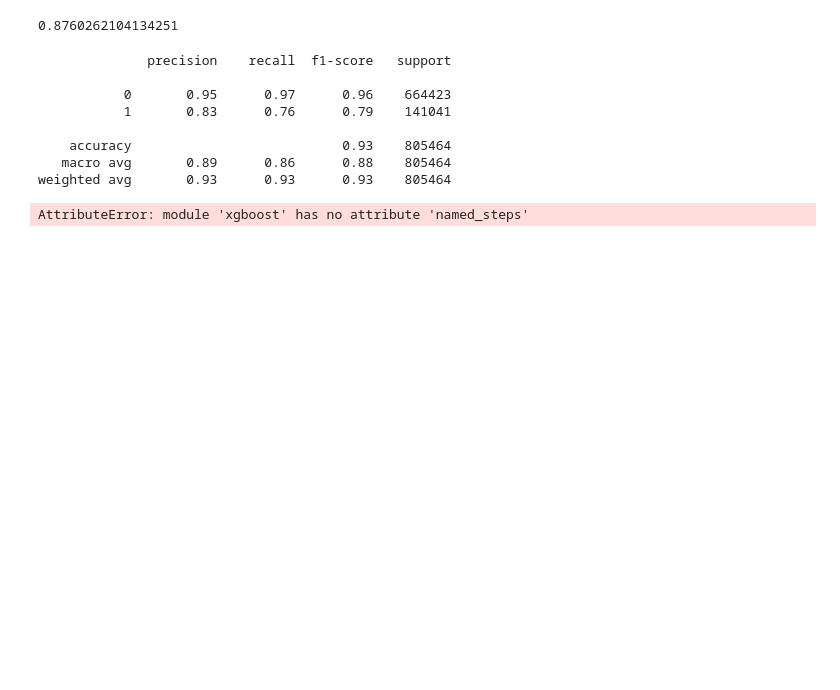
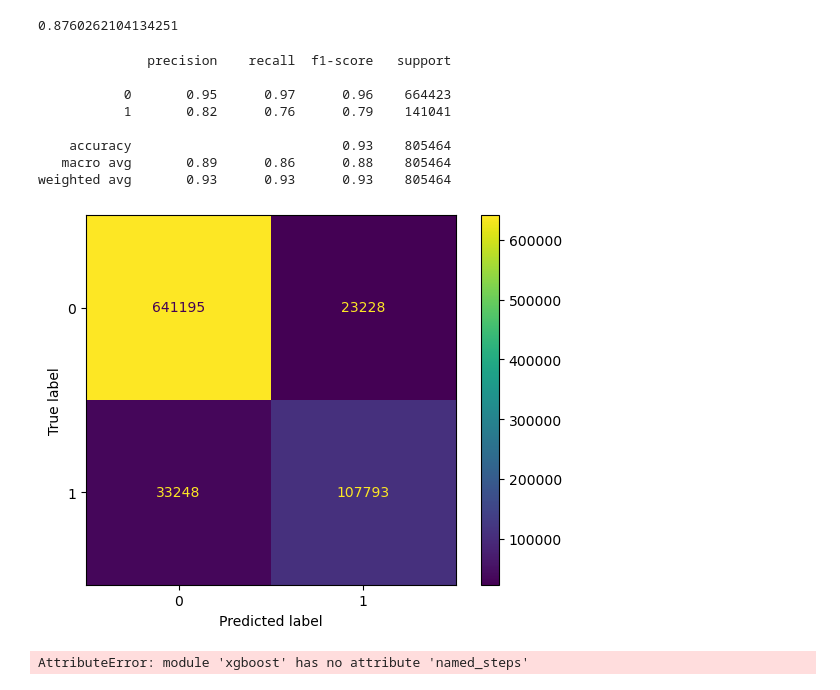
Before and after one commit to JynMoriarty/Loan_project, a Jupyter notebook: modelisation.ipynb, the cells around one changed output. Drawn from its saved outputs; the diff is of its cells as text; code cells hidden in the pictures; blank space fills up the shorter version.

Commit message:
confusion matrix

```diff
--- a/modelisation.ipynb
+++ b/modelisation.ipynb
@@ -306,17 +295,24 @@ f1_score(y_train,y_pred, average='macro')
 # %% [output]
 0.8760262104134251
 # %%
-y_pred=cross_val_predict(xgb,X_train, y_train)
+y_pred=xgb.predict(X_train)
 print(classification_report(y_train, y_pred))
 # %% [output]
               precision    recall  f1-score   support
 
            0       0.95      0.97      0.96    664423
-           1       0.83      0.76      0.79    141041
+           1       0.82      0.76      0.79    141041
 
     accuracy                           0.93    805464
    macro avg       0.89      0.86      0.88    805464
 weighted avg       0.93      0.93      0.93    805464
+# %%
+cm = confusion_matrix(y_train, y_pred)
+disp = ConfusionMatrixDisplay(confusion_matrix=cm)
+disp.plot()
+plt.show()
+# %% [output]
+[figure, added]
 # %%
 # fig = plt.figure(figsize=(30,20))
 # plot_tree(forest.named_steps['classifier'].estimators_[0],filled=True)
```
Also changed, not shown: parts of 4 cells of this notebook, 2 other files.
